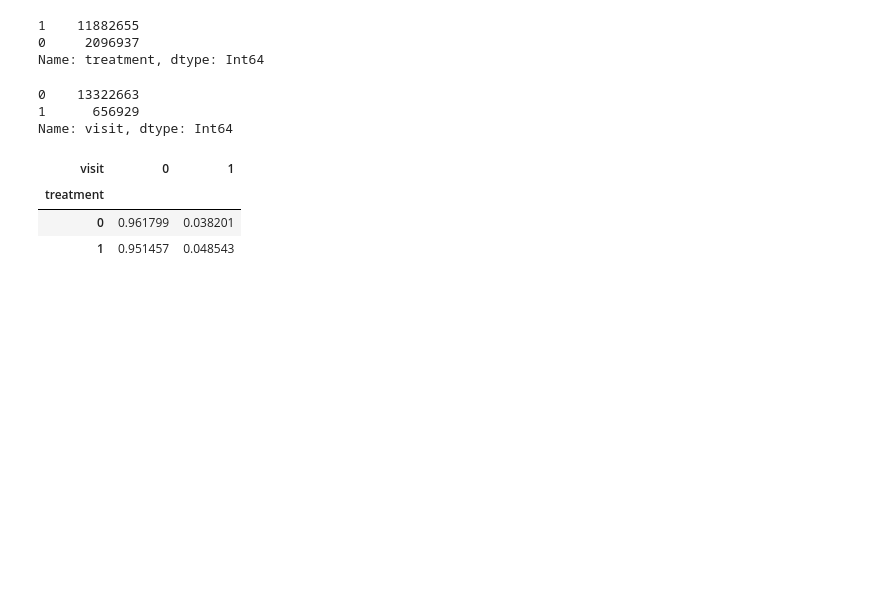
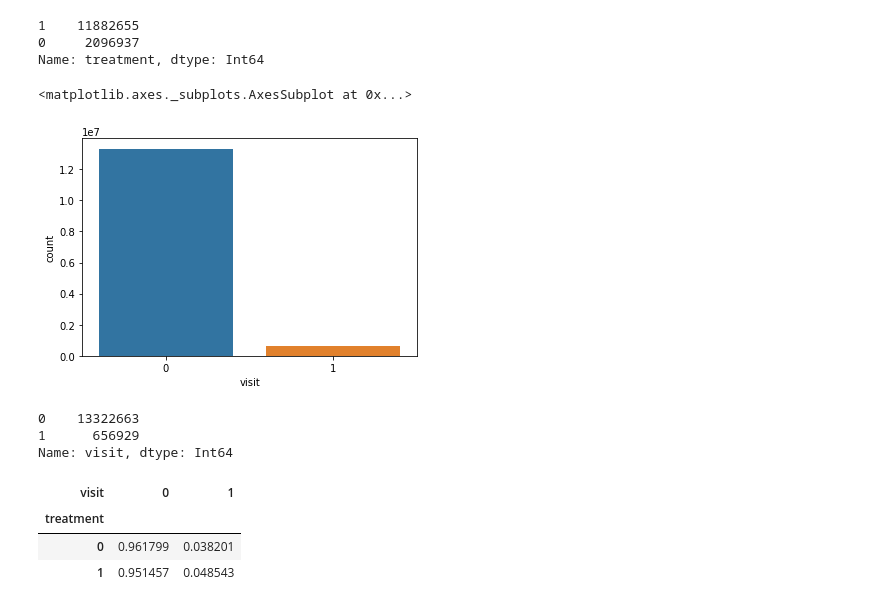
Before and after one commit to maks-sh/scikit-uplift, a Jupyter notebook: notebooks/EDA_Criteo_dataset.ipynb, the cells around one changed output. Cells and saved outputs as stored; diff of their text form; code cells hidden in the pictures; blank space fills up the shorter version.

```diff
--- a/notebooks/EDA_Criteo_dataset.ipynb
+++ b/notebooks/EDA_Criteo_dataset.ipynb
@@ -119,6 +137,11 @@ dataset.treatment.value_counts()
 1    11882655
 0     2096937
 Name: treatment, dtype: Int64
+# %%
+sns.countplot(x=dataset.target)
+# %% [output]
+<matplotlib.axes._subplots.AxesSubplot at 0x...>
+[figure, added]
 # %%
 dataset.target.value_counts()
 # %% [output]
```
Also changed, not shown: parts of 32 cells of this notebook.
